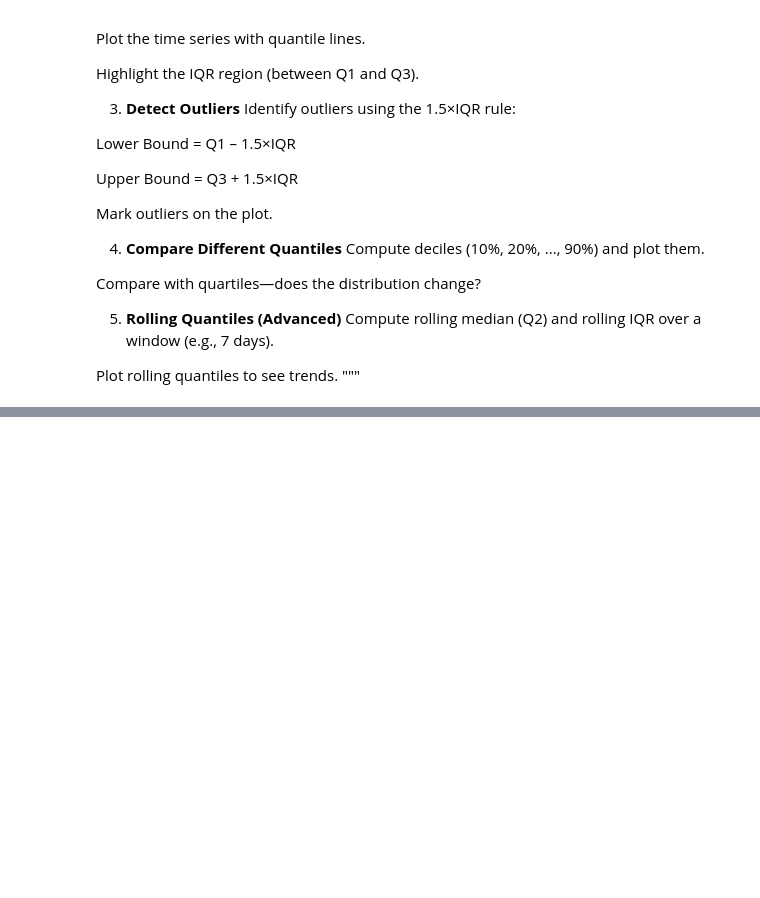
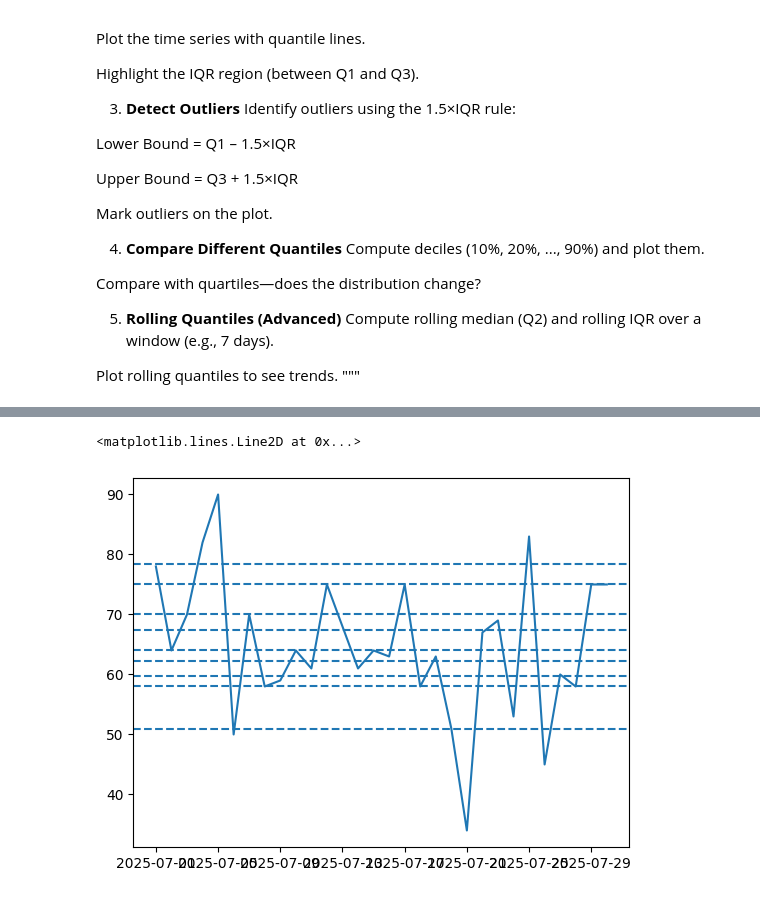
Before and after one commit to kedarw/QuantMind, a Jupyter notebook: 2_Quantiles_Quartiles_Percentiles.ipynb, the cells around one changed output, grey strips where cells are left out. Drawn from its saved outputs; the diff is of its cells as text; code cells hidden in the pictures; blank space fills up the shorter version.

```diff
--- a/2_Quantiles_Quartiles_Percentiles.ipynb
+++ b/2_Quantiles_Quartiles_Percentiles.ipynb
@@ -188,5 +156,25 @@ Categories (10, interval[float64, right]): [(33.999, 50.9] < (50.9, 58.0] < (58.
 # %%
-# Your solution to task 3
+# Solution to task 4
+plt.plot(dates, temperature)
+
+#Calculate deciles and store into numpy array
+deciles = np.quantile(df["Temperature"], q= [0.1,0.2,0.3,0.4,0.5,0.6,0.7,0.8,0.9])
+
+#Plot deciles
+plt.axhline(y=deciles[0], linestyle="--")
+plt.axhline(y=deciles[1], linestyle="--")
+plt.axhline(y=deciles[2], linestyle="--")
+plt.axhline(y=deciles[3], linestyle="--")
+plt.axhline(y=deciles[4], linestyle="--")
+plt.axhline(y=deciles[5], linestyle="--")
+plt.axhline(y=deciles[6], linestyle="--")
+plt.axhline(y=deciles[7], linestyle="--")
+plt.axhline(y=deciles[8], linestyle="--")
+
+#Just as the quartiles have a greater range of values at the top half, deciles also follow the same pattern. The concentration of values, however, is far more easily depicted and comprehensible
+# %% [output]
+<matplotlib.lines.Line2D at 0x...>
+[figure, added]
 # %%
 #Bonus Challenge
 #Use Seaborn for a boxplot over time:
```
Also changed, not shown: parts of 4 cells of this notebook.
